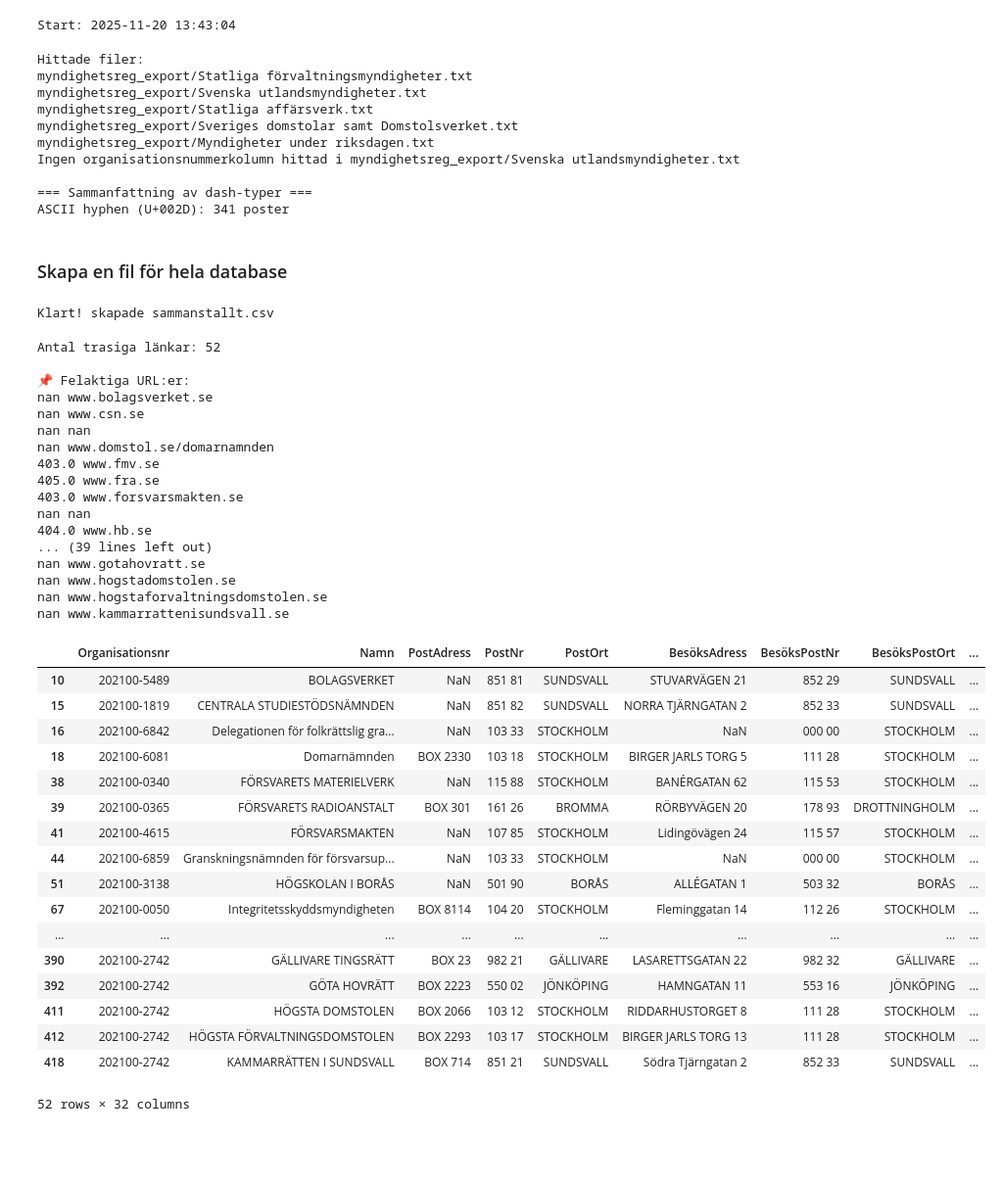
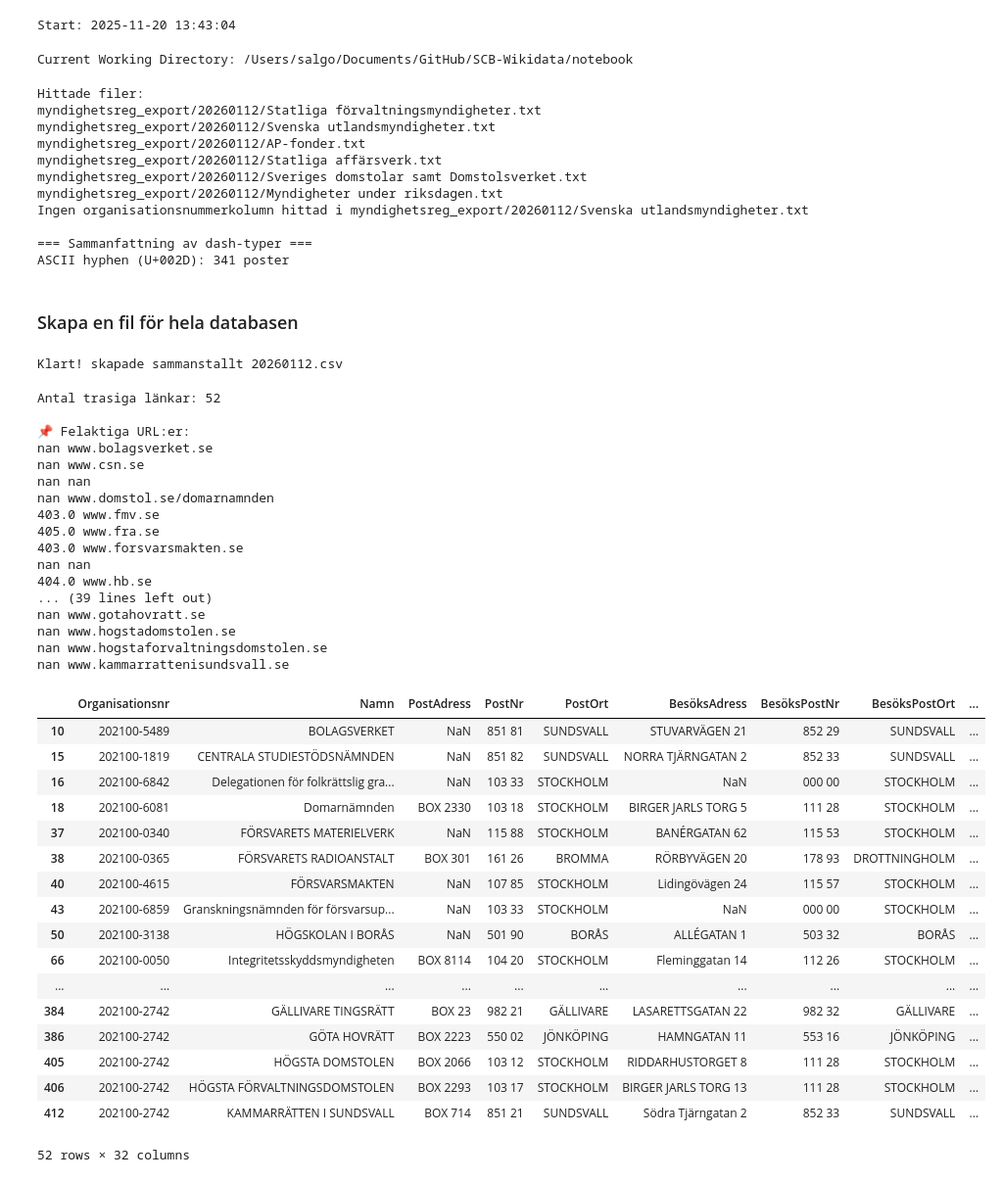
Before and after one commit to salgo60/SCB-Wikidata, a Jupyter notebook: notebook/SCB_37_Dash_Inspector_Notebook.ipynb, the cells around one changed output. Shown at 98% size. Drawn from its saved outputs; the diff is of its cells as text; code cells hidden in the pictures; blank space fills up the shorter version.

```diff
--- a/notebook/SCB_37_Dash_Inspector_Notebook.ipynb
+++ b/notebook/SCB_37_Dash_Inspector_Notebook.ipynb
@@ -15,6 +15,14 @@ start_time = time.time()
 print("Start:", datetime.now().strftime("%Y-%m-%d %H:%M:%S"))
 # %% [output]
 Start: 2025-11-20 13:43:04
+# %%
+import os
+
+# Get the current working directory
+current_directory = os.getcwd()
+print("Current Working Directory:", current_directory)
+# %% [output]
+Current Working Directory: /Users/salgo/Documents/GitHub/SCB-Wikidata/notebook
 # %%
 # Notebook: Dash Inspector for Myndighetsregistret
 # Läs in ALLA exporterade filer i underkatalogen "myndighetsreg/"
@@ -27,8 +35,9 @@ import re
 from collections import defaultdict
 
 # --- 1. Hitta alla filer i katalogen ---
-DIR = 'myndighetsreg_export'
+DIR = 'myndighetsreg_export/20260112'
 files = [os.path.join(DIR, f) for f in os.listdir(DIR) if f.lower().endswith('.txt')]
+#today = date.today().strftime("%Y_%m_%d")
 
 print("Hittade filer:")
 for f in files:
@@ -95,22 +104,23 @@ for dash, rows in groups.items():
     print(f"{dash}: {len(rows)} poster")
 # %% [output]
 Hittade filer:
-myndighetsreg_export/Statliga förvaltningsmyndigheter.txt
-myndighetsreg_export/Svenska utlandsmyndigheter.txt
-myndighetsreg_export/Statliga affärsverk.txt
-myndighetsreg_export/Sveriges domstolar samt Domstolsverket.txt
-myndighetsreg_export/Myndigheter under riksdagen.txt
-Ingen organisationsnummerkolumn hittad i myndighetsreg_export/Svenska utlandsmyndigheter.txt
+myndighetsreg_export/20260112/Statliga förvaltningsmyndigheter.txt
+myndighetsreg_export/20260112/Svenska utlandsmyndigheter.txt
+myndighetsreg_export/20260112/AP-fonder.txt
+myndighetsreg_export/20260112/Statliga affärsverk.txt
+myndighetsreg_export/20260112/Sveriges domstolar samt Domstolsverket.txt
+myndighetsreg_export/20260112/Myndigheter under riksdagen.txt
+Ingen organisationsnummerkolumn hittad i myndighetsreg_export/20260112/Svenska utlandsmyndigheter.txt
 
 === Sammanfattning av dash-typer ===
 ASCII hyphen (U+002D): 341 poster
 # %% [markdown]
-### Skapa en fil för hela database
+### Skapa en fil för hela databasen
 # %%
 import os
 import pandas as pd
 
-DIR = "Myndighetsreg_export"
+DIR = "Myndighetsreg_export/20260112"
 
 # Hitta alla txt-filer
 files = [os.path.join(DIR, f) for f in os.listdir(DIR) if f.lower().endswith('.txt')]
@@ -126,11 +136,11 @@ for file in files:
 merged = pd.concat(dfs, ignore_index=True)
 
 # Spara som en CSV
-merged.to_csv("Myndighetsreg_concat/Myndighetsreg_alla.csv", index=False, encoding="utf-8")
+merged.to_csv("Myndighetsreg_concat/Myndighetsreg_alla_20260112.csv", index=False, encoding="utf-8")
 
-print("Klart! skapade sammanstallt.csv")
+print("Klart! skapade sammanstallt 20260112.csv")
 # %% [output]
-Klart! skapade sammanstallt.csv
+Klart! skapade sammanstallt 20260112.csv
 # %%
 import pandas as pd
 import requests
@@ -159,46 +169,46 @@ print("Antal trasiga länkar:", len(broken))
 print("\n📌 Felaktiga URL:er:")
 for r in broken.itertuples(index=False):
     print(r.HTTP_Status, r.Webbadress)
 
 # Spara rapport
-broken.to_csv("trasiga_webbadresser.csv", index=False)
+broken.to_csv("trasiga_webbadresser_20260112.csv", index=False)
 
 display(broken)
 # %% [output]
 Antal trasiga länkar: 52
 
 📌 Felaktiga URL:er:
 nan www.bolagsverket.se
 nan www.csn.se
 nan nan
 nan www.domstol.se/domarnamnden
 403.0 www.fmv.se
 405.0 www.fra.se
 403.0 www.forsvarsmakten.se
 nan nan
 404.0 www.hb.se
 ... (39 lines left out)
 nan www.gotahovratt.se
 nan www.hogstadomstolen.se
 nan www.hogstaforvaltningsdomstolen.se
 nan www.kammarrattenisundsvall.se
 |  | Organisationsnr | Namn | PostAdress | PostNr | PostOrt | BesöksAdress | BesöksPostNr | BesöksPostOrt | ... |
 | 10 | 202100-5489 | BOLAGSVERKET | NaN | 851 81 | SUNDSVALL | STUVARVÄGEN 21 | 852 29 | SUNDSVALL | ... |
 | 15 | 202100-1819 | CENTRALA STUDIESTÖDSNÄMNDEN | NaN | 851 82 | SUNDSVALL | NORRA TJÄRNGATAN 2 | 852 33 | SUNDSVALL | ... |
 | 16 | 202100-6842 | Delegationen för folkrättslig gra... | NaN | 103 33 | STOCKHOLM | NaN | 000 00 | STOCKHOLM | ... |
 | 18 | 202100-6081 | Domarnämnden | BOX 2330 | 103 18 | STOCKHOLM | BIRGER JARLS TORG 5 | 111 28 | STOCKHOLM | ... |
-| 38 | 202100-0340 | FÖRSVARETS MATERIELVERK | NaN | 115 88 | STOCKHOLM | BANÉRGATAN 62 | 115 53 | STOCKHOLM | ... |
-| 39 | 202100-0365 | FÖRSVARETS RADIOANSTALT | BOX 301 | 161 26 | BROMMA | RÖRBYVÄGEN 20 | 178 93 | DROTTNINGHOLM | ... |
-| 41 | 202100-4615 | FÖRSVARSMAKTEN | NaN | 107 85 | STOCKHOLM | Lidingövägen 24 | 115 57 | STOCKHOLM | ... |
-| 44 | 202100-6859 | Granskningsnämnden för försvarsup... | NaN | 103 33 | STOCKHOLM | NaN | 000 00 | STOCKHOLM | ... |
-| 51 | 202100-3138 | HÖGSKOLAN I BORÅS | NaN | 501 90 | BORÅS | ALLÉGATAN 1 | 503 32 | BORÅS | ... |
-| 67 | 202100-0050 | Integritetsskyddsmyndigheten | BOX 8114 | 104 20 | STOCKHOLM | Fleminggatan 14 | 112 26 | STOCKHOLM | ... |
+| 37 | 202100-0340 | FÖRSVARETS MATERIELVERK | NaN | 115 88 | STOCKHOLM | BANÉRGATAN 62 | 115 53 | STOCKHOLM | ... |
+| 38 | 202100-0365 | FÖRSVARETS RADIOANSTALT | BOX 301 | 161 26 | BROMMA | RÖRBYVÄGEN 20 | 178 93 | DROTTNINGHOLM | ... |
+| 40 | 202100-4615 | FÖRSVARSMAKTEN | NaN | 107 85 | STOCKHOLM | Lidingövägen 24 | 115 57 | STOCKHOLM | ... |
+| 43 | 202100-6859 | Granskningsnämnden för försvarsup... | NaN | 103 33 | STOCKHOLM | NaN | 000 00 | STOCKHOLM | ... |
+| 50 | 202100-3138 | HÖGSKOLAN I BORÅS | NaN | 501 90 | BORÅS | ALLÉGATAN 1 | 503 32 | BORÅS | ... |
+| 66 | 202100-0050 | Integritetsskyddsmyndigheten | BOX 8114 | 104 20 | STOCKHOLM | Fleminggatan 14 | 112 26 | STOCKHOLM | ... |
 | ... | ... | ... | ... | ... | ... | ... | ... | ... | ... |
-| 390 | 202100-2742 | GÄLLIVARE TINGSRÄTT | BOX 23 | 982 21 | GÄLLIVARE | LASARETTSGATAN 22 | 982 32 | GÄLLIVARE | ... |
-| 392 | 202100-2742 | GÖTA HOVRÄTT | BOX 2223 | 550 02 | JÖNKÖPING | HAMNGATAN 11 | 553 16 | JÖNKÖPING | ... |
-| 411 | 202100-2742 | HÖGSTA DOMSTOLEN | BOX 2066 | 103 12 | STOCKHOLM | RIDDARHUSTORGET 8 | 111 28 | STOCKHOLM | ... |
-| 412 | 202100-2742 | HÖGSTA FÖRVALTNINGSDOMSTOLEN | BOX 2293 | 103 17 | STOCKHOLM | BIRGER JARLS TORG 13 | 111 28 | STOCKHOLM | ... |
-| 418 | 202100-2742 | KAMMARRÄTTEN I SUNDSVALL | BOX 714 | 851 21 | SUNDSVALL | Södra Tjärngatan 2 | 852 33 | SUNDSVALL | ... |
+| 384 | 202100-2742 | GÄLLIVARE TINGSRÄTT | BOX 23 | 982 21 | GÄLLIVARE | LASARETTSGATAN 22 | 982 32 | GÄLLIVARE | ... |
+| 386 | 202100-2742 | GÖTA HOVRÄTT | BOX 2223 | 550 02 | JÖNKÖPING | HAMNGATAN 11 | 553 16 | JÖNKÖPING | ... |
+| 405 | 202100-2742 | HÖGSTA DOMSTOLEN | BOX 2066 | 103 12 | STOCKHOLM | RIDDARHUSTORGET 8 | 111 28 | STOCKHOLM | ... |
+| 406 | 202100-2742 | HÖGSTA FÖRVALTNINGSDOMSTOLEN | BOX 2293 | 103 17 | STOCKHOLM | BIRGER JARLS TORG 13 | 111 28 | STOCKHOLM | ... |
+| 412 | 202100-2742 | KAMMARRÄTTEN I SUNDSVALL | BOX 714 | 851 21 | SUNDSVALL | Södra Tjärngatan 2 | 852 33 | SUNDSVALL | ... |
 52 rows × 32 columns
 # %%
  # End timer and calculate duration
```
Also changed, not shown: 12 other files.
